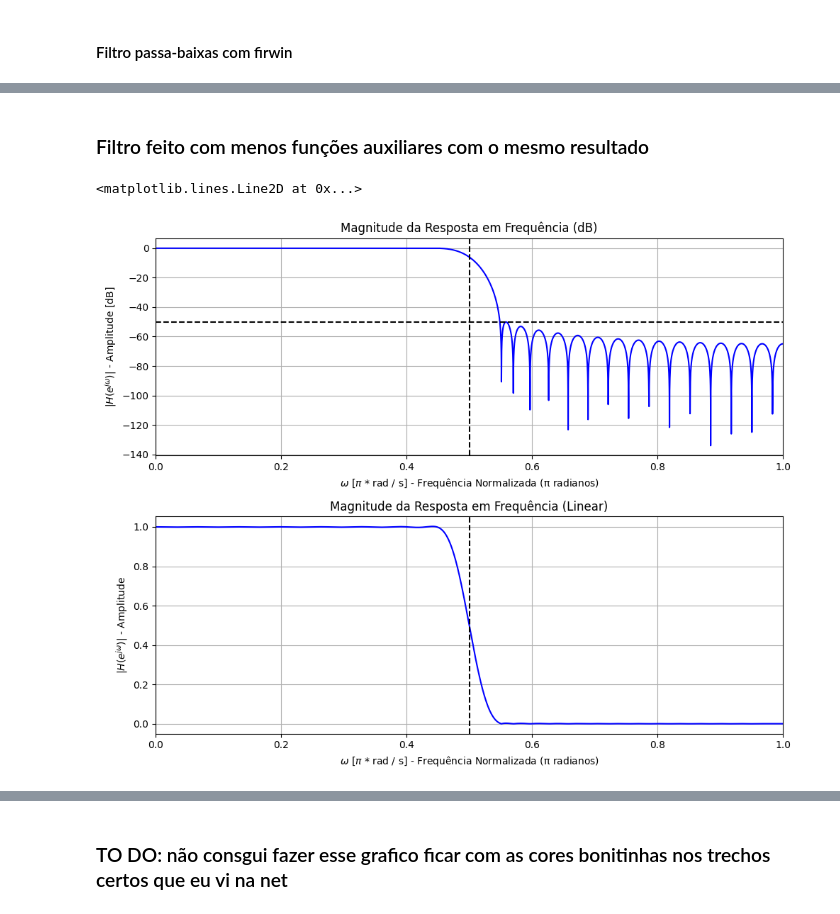
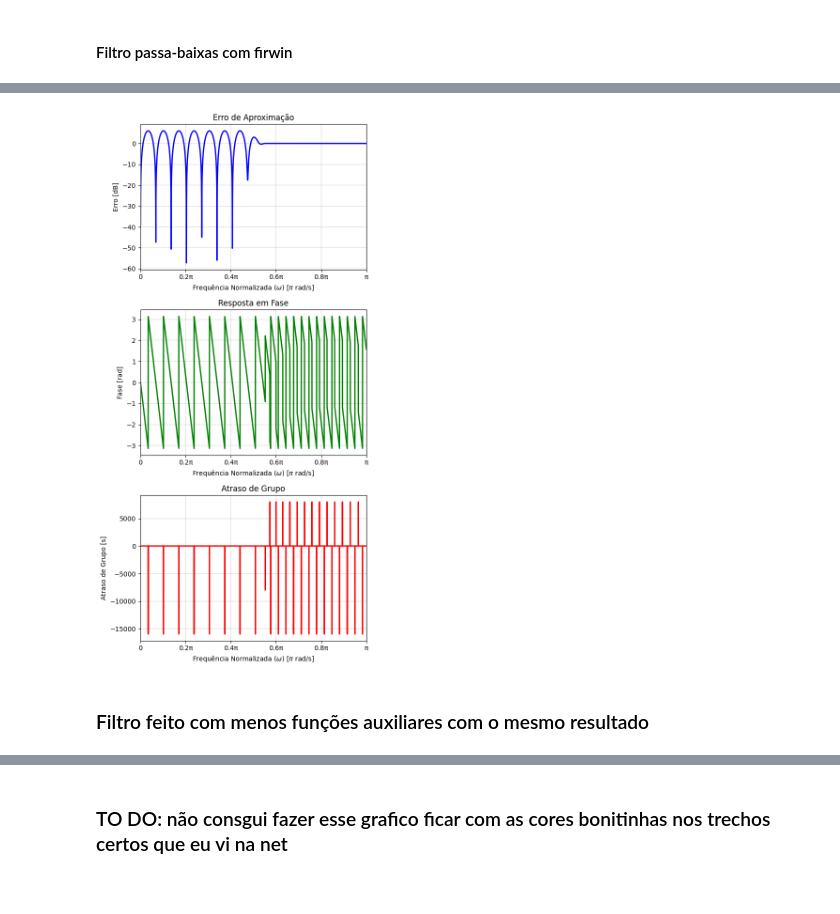
Before and after one commit to IvonLuiz/FIR_Filter_WindowMethod, a Jupyter notebook: notebook/FIR.ipynb, the cells around one changed output, grey strips where cells are left out. Cells and saved outputs as stored; diff of their text form; code cells hidden in the pictures.

```diff
--- a/notebook/FIR.ipynb
+++ b/notebook/FIR.ipynb
@@ -176,3 +144,36 @@ plt.show()
+# %%
+def plot_group_delay(w, group_delay, fig=None, axs=None, color="black", legend=None):
+    if fig is None or axs is None:
+        fig, axs = plt.subplots(figsize=(6, 4))
+
+    axs.plot(w / np.pi, group_delay, color=color, linewidth=2.0, linestyle='-', label=legend)
+    axs.set_xlim(0, 1)
+    axs.set_title('Atraso de Grupo')
+    axs.set_xlabel(r"Frequência Normalizada ($\omega$) [$\pi$ rad/s]")
+    axs.set_ylabel('Atraso de Grupo [s]')
+    axs.grid(True, which='both', linestyle='-', linewidth=0.2, alpha=0.6, color='black')
+    axs.set_xticks([0, 0.2, 0.4, 0.6, 0.8, 1.0], ['0', '0.2π', '0.4π', '0.6π', '0.8π', 'π'])
+
+    if legend is not None:
+        axs.legend()
+
+    plt.tight_layout()
+    return axs
+# %%
+# Exemplo de uso das funções
+fig, axs = plt.subplots(3, 1, figsize=(6, 12))
+
+desired_response = np.ones_like(h)  # Resposta desejada ideal (exemplo)
+
+# Plotando os gráficos
+plot_approximation_error(w, h, desired_response, fig=fig, axs=axs[0], color='blue')
+plot_phase_response(w, h, fig=fig, axs=axs[1], color='green',)
+plot_group_delay(w, h, fig=fig, axs=axs[2], color='red')
+
+plt.tight_layout()
+plt.show()
+# %% [output]
+[figure, added]
 # %% [markdown]
 ### Filtro feito com menos funções auxiliares com o mesmo resultado
 # %%
@@ -204,16 +205,3 @@ h_kaiser = h_kaiser * window
 h_kaiser /= np.sum(h_kaiser)
 
 w_kaiser, H_kaiser = freqz(h_kaiser, worN=8000)
-# %%
-fig,axs = plt.subplots(2, 1, figsize=(10, 8))
-axs = plot_frequency_response_direct(w_kaiser, H_kaiser, fig, axs)
-
-axs[1].axvline(wc / np.pi, color="k", linestyle="--")
-
-axs[0].axvline(wc / np.pi, color='k', linestyle='--', label='Frequência de Corte')
-axs[0].axhline(-As, color='k', linestyle='--', label='Atenuação Banda Rejeitada')
-
-# fig.suptitle("Resposta em frequência - Forma direta")
-# %% [output]
-<matplotlib.lines.Line2D at 0x...>
-[figure, removed]
```
Also changed, not shown: parts of 21 cells of this notebook, 1 other file.
